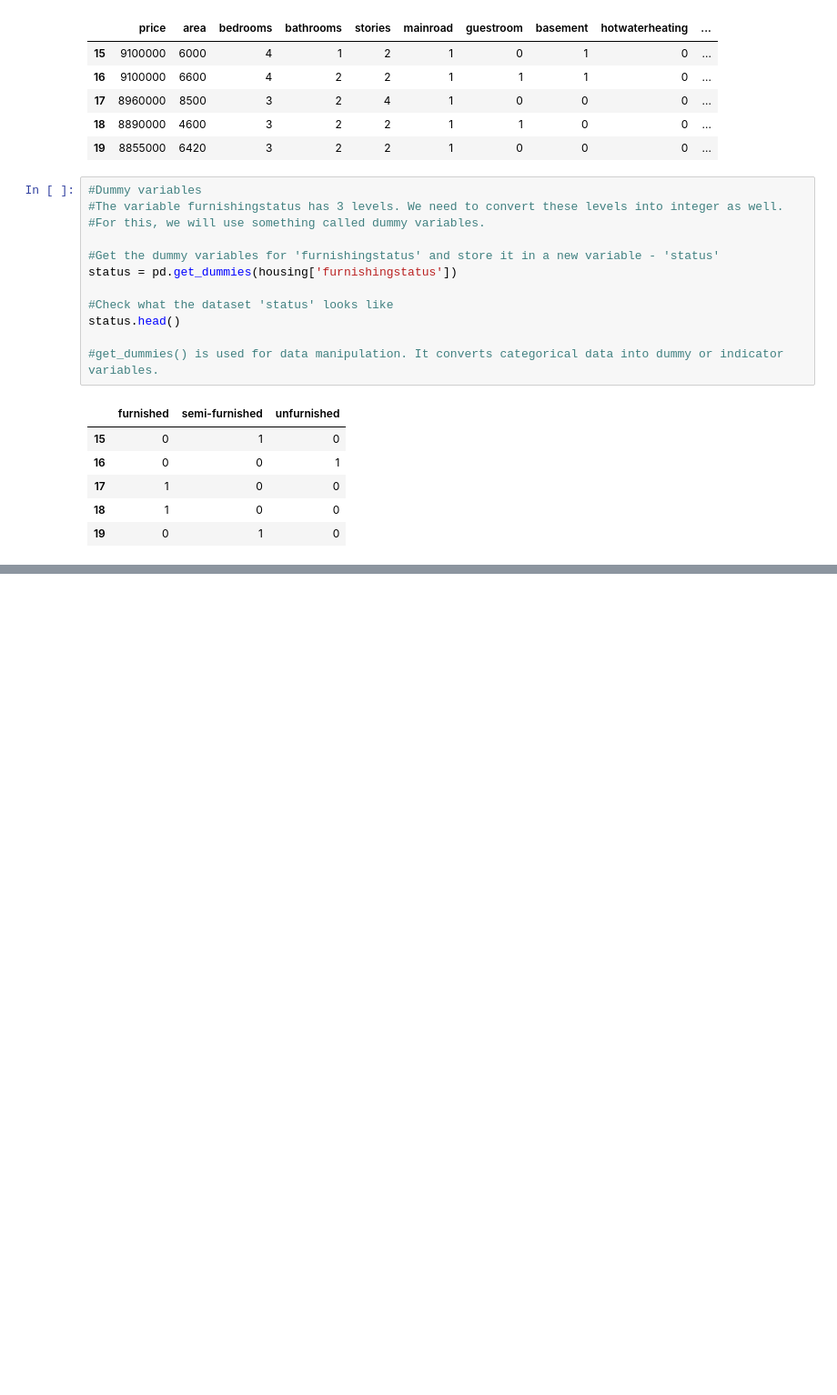
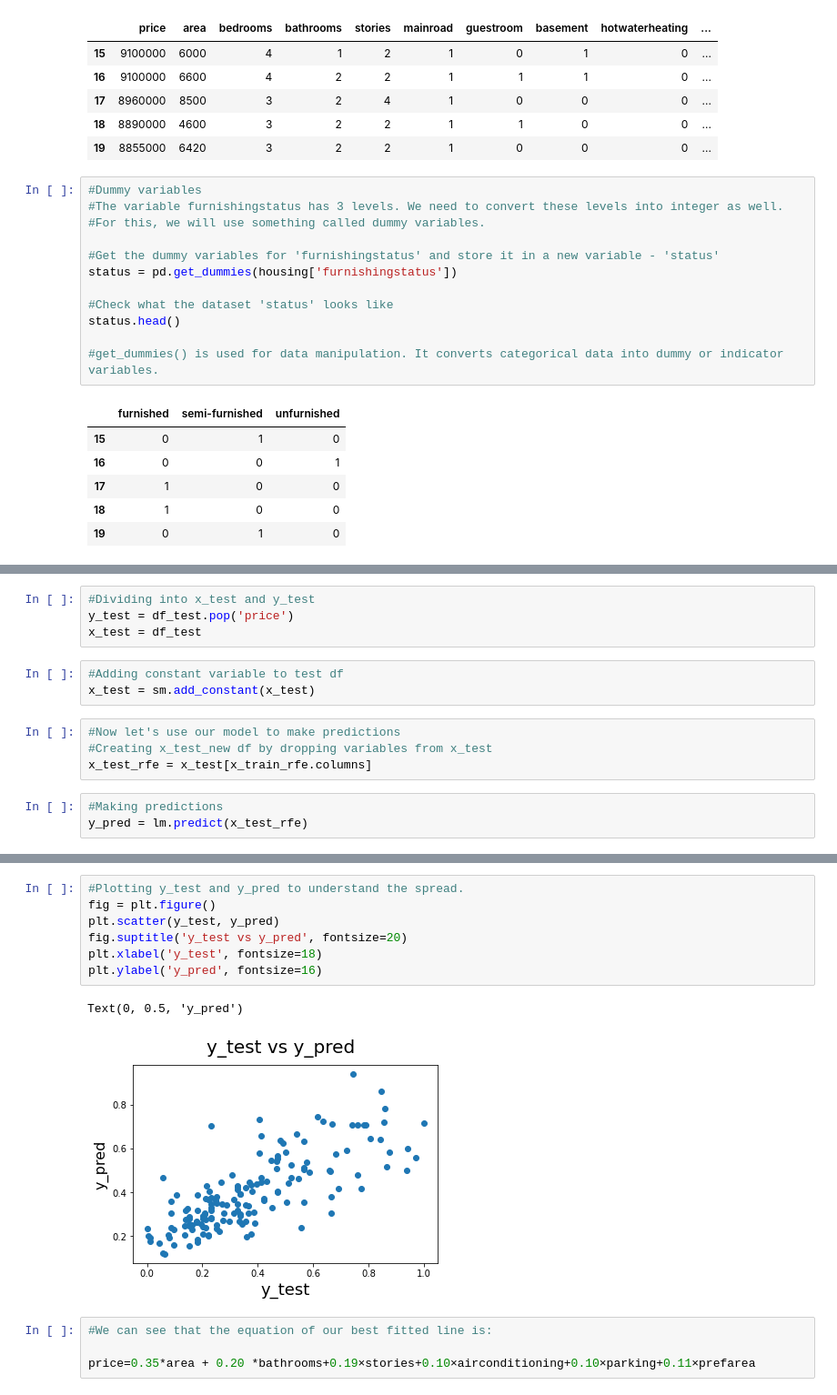
Before and after one commit to begumzubeda64/PGA02_Zubu, a Jupyter notebook: Machine Learning Models/HousePrediction/House_Prediction1_Linear_Regression.ipynb, the cells around one changed output, grey strips where cells are left out. Shown at 91% size. Drawn from its saved outputs; the diff is of its cells as text; blank space fills up the shorter version.

```diff
--- a/Machine Learning Models/HousePrediction/House_Prediction1_Linear_Regression.ipynb
+++ b/Machine Learning Models/HousePrediction/House_Prediction1_Linear_Regression.ipynb
@@ -251,0 +562,14 @@ status.head()
+# %%
+#Dividing into x_test and y_test
+y_test = df_test.pop('price')
+x_test = df_test
+# %%
+#Adding constant variable to test df
+x_test = sm.add_constant(x_test)
+# %%
+#Now let's use our model to make predictions
+#Creating x_test_new df by dropping variables from x_test
+x_test_rfe = x_test[x_train_rfe.columns]
+# %%
+#Making predictions
+y_pred = lm.predict(x_test_rfe)
@@ -251,0 +581,14 @@ status.head()
+# %%
+#Plotting y_test and y_pred to understand the spread.
+fig = plt.figure()
+plt.scatter(y_test, y_pred)
+fig.suptitle('y_test vs y_pred', fontsize=20)
+plt.xlabel('y_test', fontsize=18)
+plt.ylabel('y_pred', fontsize=16)
+# %% [output]
+Text(0, 0.5, 'y_pred')
+[figure, added]
+# %%
+#We can see that the equation of our best fitted line is:
+
+price=0.35*area + 0.20 *bathrooms+0.19×stories+0.10×airconditioning+0.10×parking+0.11×prefarea
```
Also changed, not shown: parts of 27 cells of this notebook.
